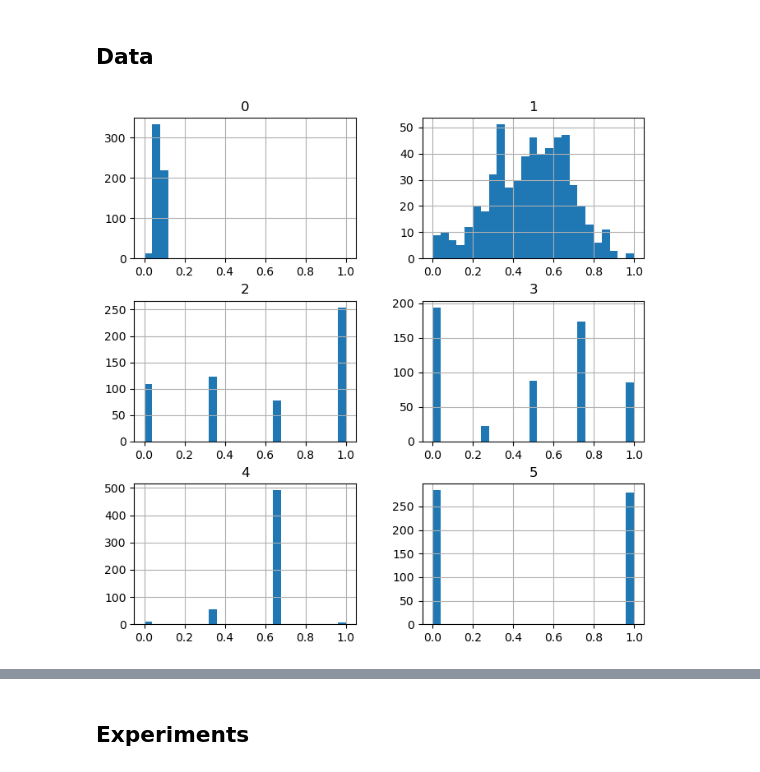
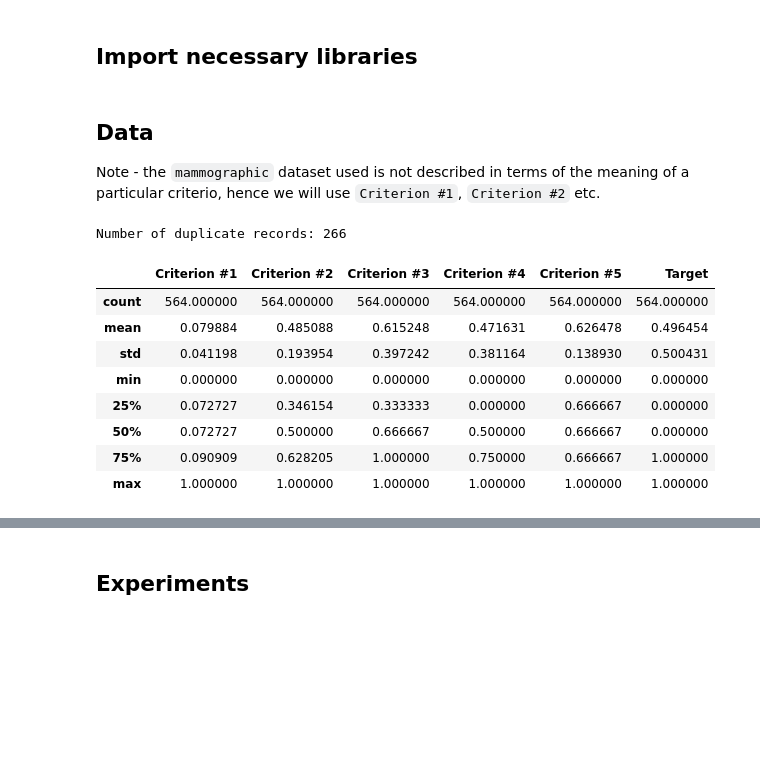
Before and after one commit to azywot/da-project3, a Jupyter notebook: Project3.ipynb, the cells around one changed output, grey strips where cells are left out. Cells and saved outputs as stored; diff of their text form; code cells hidden in the pictures; blank space fills up the shorter version.

```diff
--- a/Project3.ipynb
+++ b/Project3.ipynb
@@ -25,8 +25,8 @@ influence. Whether there are any preference thresholds? Are there any
 evaluations on criteria that are indifference in terms of preferences?
 - 3 alternatives + change
 - interpretation using Global Surrogate, Partial Dependence, Plot Permutation Feature Importance etc
-# %% [markdown]
-## Data
+# %% [markdown]
+## Import necessary libraries
 # %%
 import numpy as np
 from sklearn.model_selection import train_test_split
@@ -45,7 +48,25 @@ from src.interpret import score_model, shap_tree_explainer
+# %% [markdown]
+## Data
+Note - the `mammographic` dataset used is not described in terms of the meaning of a particular criterio, hence we will use `Criterion #1`, `Criterion #2` etc.
 # %%
 DATA_PATH = "data/mammographic.csv"
 data = pd.read_csv(DATA_PATH, header=None)
+records = len(data)
 data = data.drop_duplicates()
-data.hist(bins=25, figsize=(8, 8));
+print(f'Number of duplicate records: {records-len(data)}')
 # %% [output]
-[figure, removed]
+Number of duplicate records: 266
+# %%
+columns_dict = {0: 'Criterion #1', 1: 'Criterion #2', 2: 'Criterion #3', 3: 'Criterion #4', 4: 'Criterion #5', 5:'Target'}
+data.rename(columns=columns_dict, inplace=True)
+data.describe()
+# %% [output]
+|  | Criterion #1 | Criterion #2 | Criterion #3 | Criterion #4 | Criterion #5 | Target |
+| count | 564.000000 | 564.000000 | 564.000000 | 564.000000 | 564.000000 | 564.000000 |
+| mean | 0.079884 | 0.485088 | 0.615248 | 0.471631 | 0.626478 | 0.496454 |
+| std | 0.041198 | 0.193954 | 0.397242 | 0.381164 | 0.138930 | 0.500431 |
+| min | 0.000000 | 0.000000 | 0.000000 | 0.000000 | 0.000000 | 0.000000 |
+| 25% | 0.072727 | 0.346154 | 0.333333 | 0.000000 | 0.666667 | 0.000000 |
+| 50% | 0.072727 | 0.500000 | 0.666667 | 0.500000 | 0.666667 | 0.000000 |
+| 75% | 0.090909 | 0.628205 | 1.000000 | 0.750000 | 0.666667 | 1.000000 |
+| max | 1.000000 | 1.000000 | 1.000000 | 1.000000 | 1.000000 | 1.000000 |
```
Also changed, not shown: parts of 43 cells of this notebook, 2 other files.
